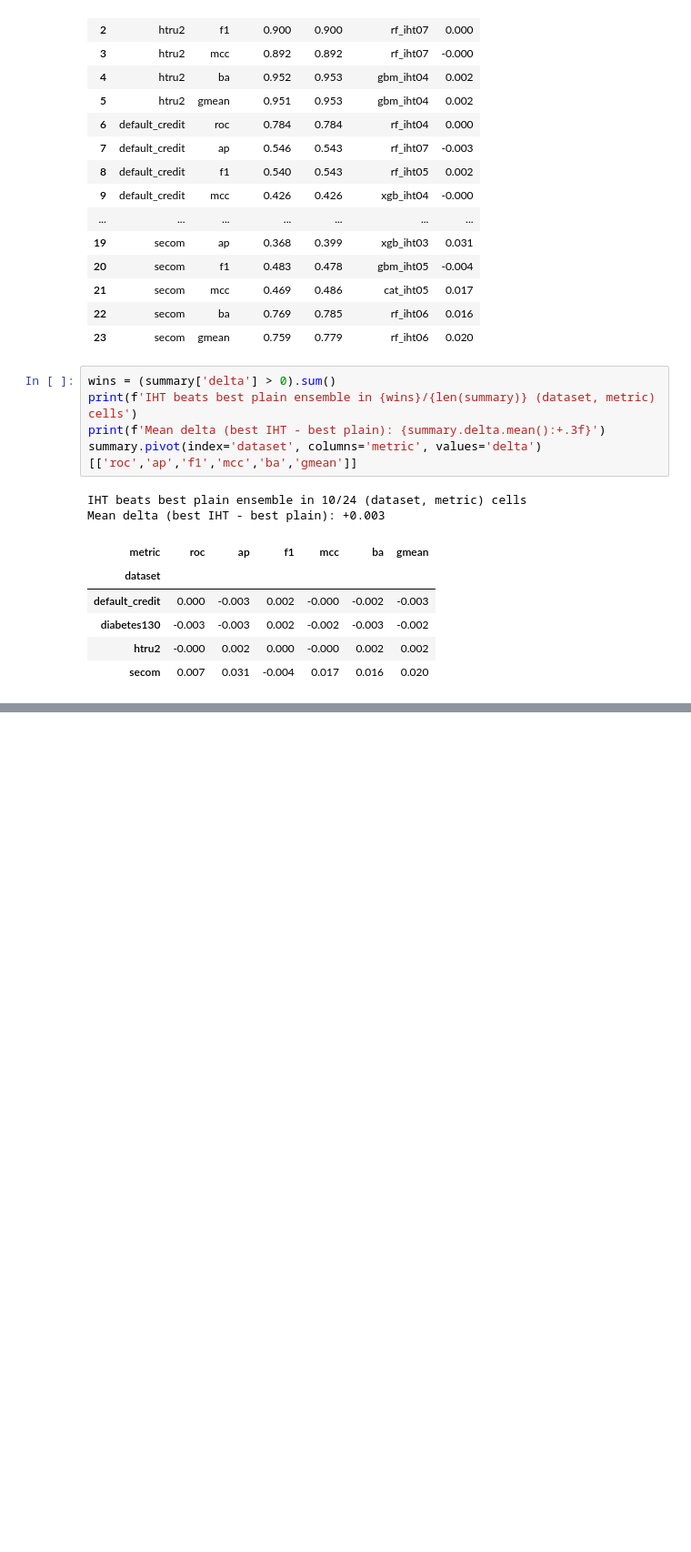
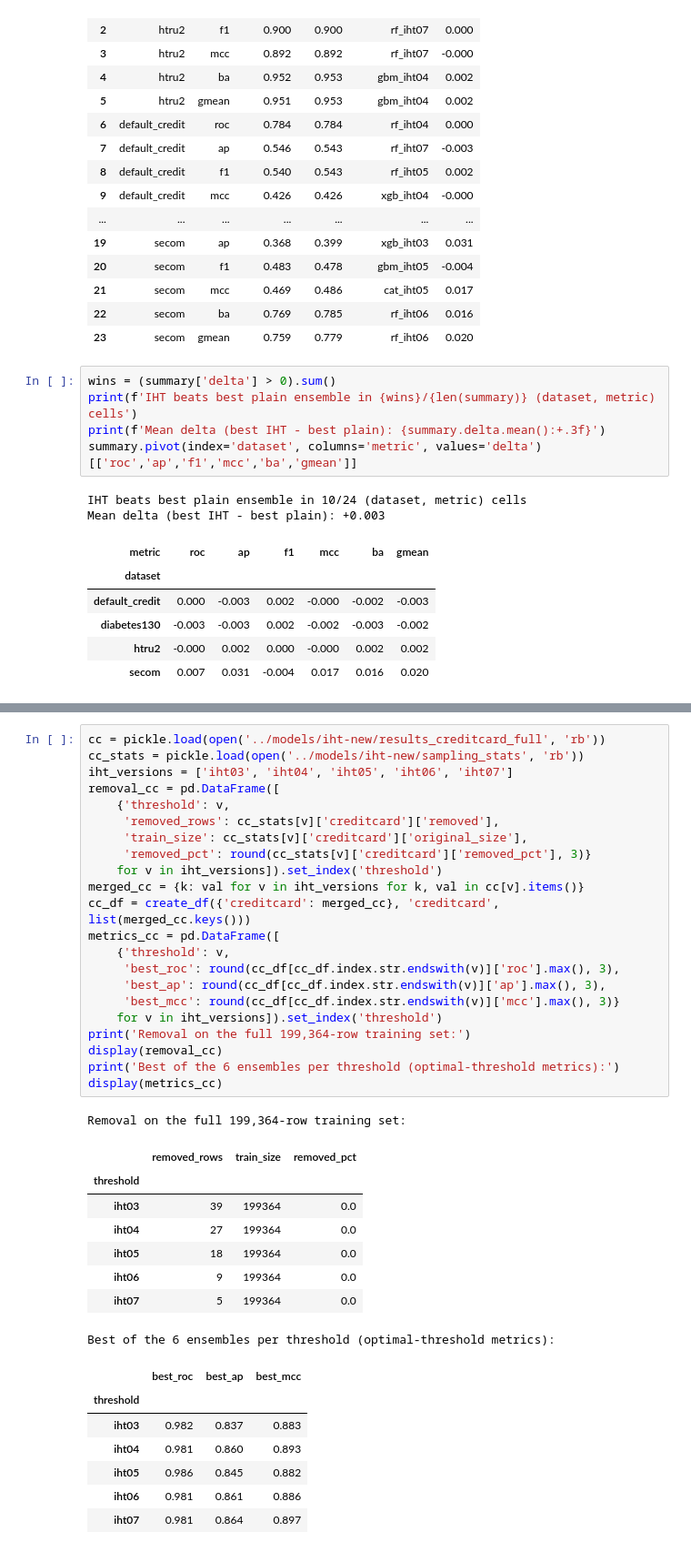
Before and after one commit to solegalli/resampling-experiments, a Jupyter notebook: notebooks/10-analysis-of-iht-new-datasets.ipynb, the cells around one changed output, grey strips where cells are left out. Shown at 91% size. Cells and saved outputs as stored; diff of their text form; blank space fills up the shorter version.

```diff
--- a/notebooks/10-analysis-of-iht-new-datasets.ipynb
+++ b/notebooks/10-analysis-of-iht-new-datasets.ipynb
@@ -264,3 +278,42 @@ Mean delta (best IHT - best plain): +0.003
+# %%
+cc = pickle.load(open('../models/iht-new/results_creditcard_full', 'rb'))
+cc_stats = pickle.load(open('../models/iht-new/sampling_stats', 'rb'))
+iht_versions = ['iht03', 'iht04', 'iht05', 'iht06', 'iht07']
+removal_cc = pd.DataFrame([
+    {'threshold': v,
+     'removed_rows': cc_stats[v]['creditcard']['removed'],
+     'train_size': cc_stats[v]['creditcard']['original_size'],
+     'removed_pct': round(cc_stats[v]['creditcard']['removed_pct'], 3)}
+    for v in iht_versions]).set_index('threshold')
+merged_cc = {k: val for v in iht_versions for k, val in cc[v].items()}
+cc_df = create_df({'creditcard': merged_cc}, 'creditcard', list(merged_cc.keys()))
+metrics_cc = pd.DataFrame([
+    {'threshold': v,
+     'best_roc': round(cc_df[cc_df.index.str.endswith(v)]['roc'].max(), 3),
+     'best_ap': round(cc_df[cc_df.index.str.endswith(v)]['ap'].max(), 3),
+     'best_mcc': round(cc_df[cc_df.index.str.endswith(v)]['mcc'].max(), 3)}
+    for v in iht_versions]).set_index('threshold')
+print('Removal on the full 199,364-row training set:')
+display(removal_cc)
+print('Best of the 6 ensembles per threshold (optimal-threshold metrics):')
+display(metrics_cc)
+# %% [output]
+Removal on the full 199,364-row training set:
+|  | removed_rows | train_size | removed_pct |
+| threshold |  |  |  |
+| iht03 | 39 | 199364 | 0.0 |
+| iht04 | 27 | 199364 | 0.0 |
+| iht05 | 18 | 199364 | 0.0 |
+| iht06 | 9 | 199364 | 0.0 |
+| iht07 | 5 | 199364 | 0.0 |
+Best of the 6 ensembles per threshold (optimal-threshold metrics):
+|  | best_roc | best_ap | best_mcc |
+| threshold |  |  |  |
+| iht03 | 0.982 | 0.837 | 0.883 |
+| iht04 | 0.981 | 0.860 | 0.893 |
+| iht05 | 0.986 | 0.845 | 0.882 |
+| iht06 | 0.981 | 0.861 | 0.886 |
+| iht07 | 0.981 | 0.864 | 0.897 |
 # %% [markdown]
 ## Conclusion
 
```
Also changed, not shown: parts of 3 cells of this notebook, 1 other file.
